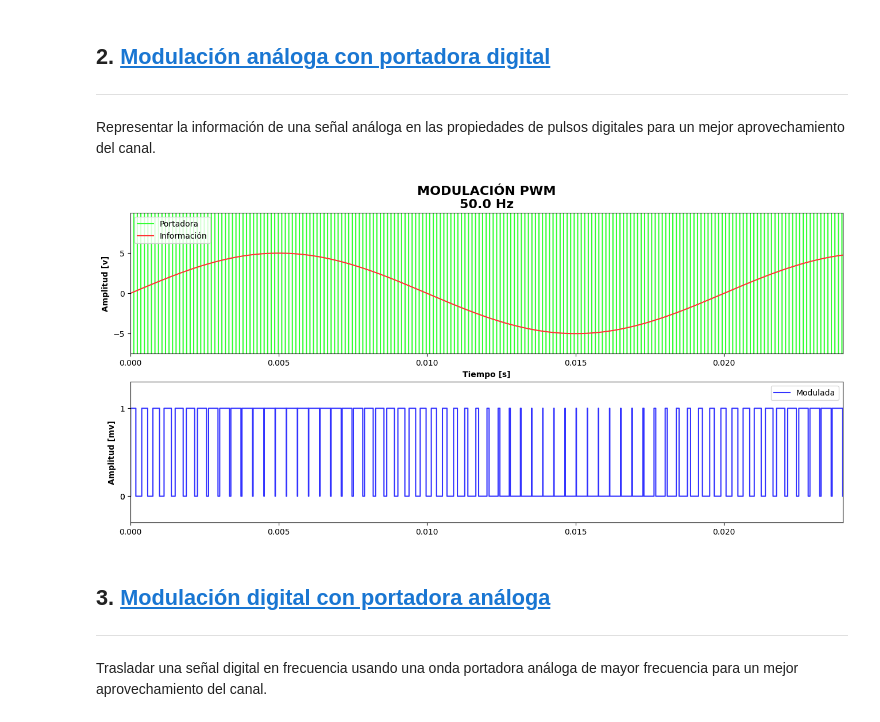
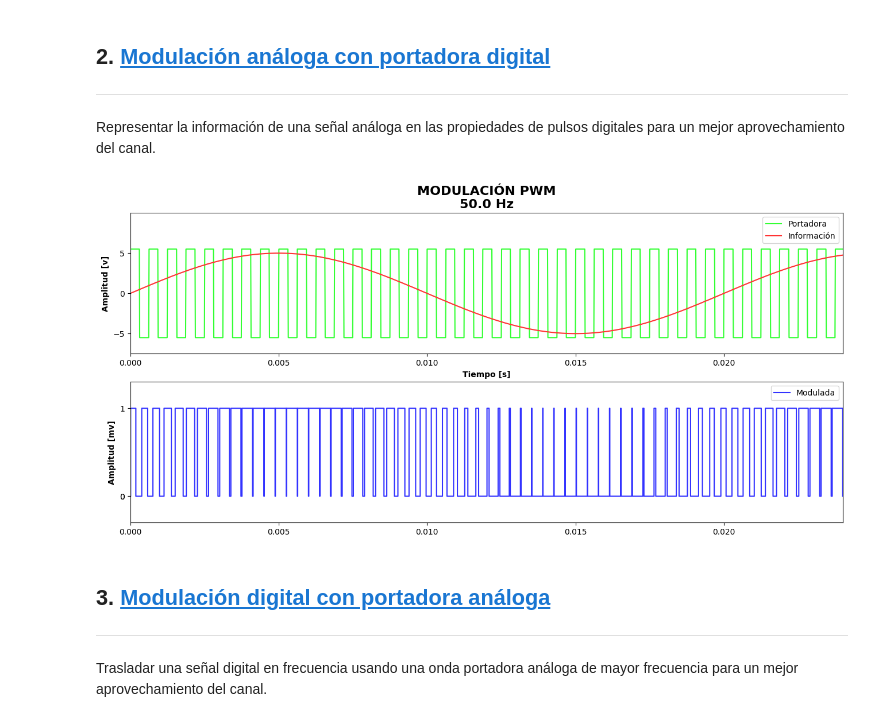
Before and after one commit to GiancarloBenavides/Telematics, a Jupyter notebook: 11-Comunicaciones/11.3_modulacion.ipynb, the cells around one changed output. Cells and saved outputs as stored; diff of their text form; code cells hidden in the pictures.

```diff
--- a/11-Comunicaciones/11.3_modulacion.ipynb
+++ b/11-Comunicaciones/11.3_modulacion.ipynb
@@ -307,6 +308,7 @@ t  = np.linspace(0, nλ/fi, 2048, endpoint=True)
 
 # Señal información en banda base
 Si = Ai * sin(Wi*t)
+Sp = 1.1 * Ai * signal.square(2*pi*precision*fi*t)
 
 señal = []
 for index in range(0, len(Si)//precision):
@@ -323,34 +325,34 @@ pwm = np.array(señal)
 # ----------------------------------------------------
 plt.figure(figsize=(16, 7))
 plt.subplot(211)
 plt.plot(t, Sp, label="Portadora", color="#33FF33")
 plt.plot(t, Si, label="Información", color="#FF3333")
 
 plt.xlim(t.min(), t.max())
 plt.ylim(Si.min()*1.5, Si.max()*2)
 plt.yticks([Si.min(), 0, Si.max()])
 # Textos
 plt.title(
     "Modulación PWM\n".upper()+f"{fi:.1f} Hz", fontsize=16, fontweight="bold")
 plt.xlabel("Tiempo [s]", fontweight="bold")
 plt.ylabel("Amplitud [v]", fontweight="bold")
 plt.legend()
 
 # Eje 2 - Señal modulada en PWM
 # ----------------------------
 plt.subplot(212)
 plt.plot(t, pwm, label=f"Modulada", color="#3333FF", drawstyle='steps-post')
 
 plt.xlim(t.min(), t.max())
 plt.ylim(-0.3, pwm.max()*1.3)
 plt.yticks([pwm.min(), 0, pwm.max()])
 
 plt.ylabel("Amplitud [mv]", fontweight="bold")
 plt.legend()
 
 plt.show()
 # %% [output]
-[figure, old version]
+[figure, new version]
 # %% [markdown]
 ## 3. [Modulación digital con portadora análoga](#agenda)
 ---
```
Also changed, not shown: parts of 1 cell of this notebook.
